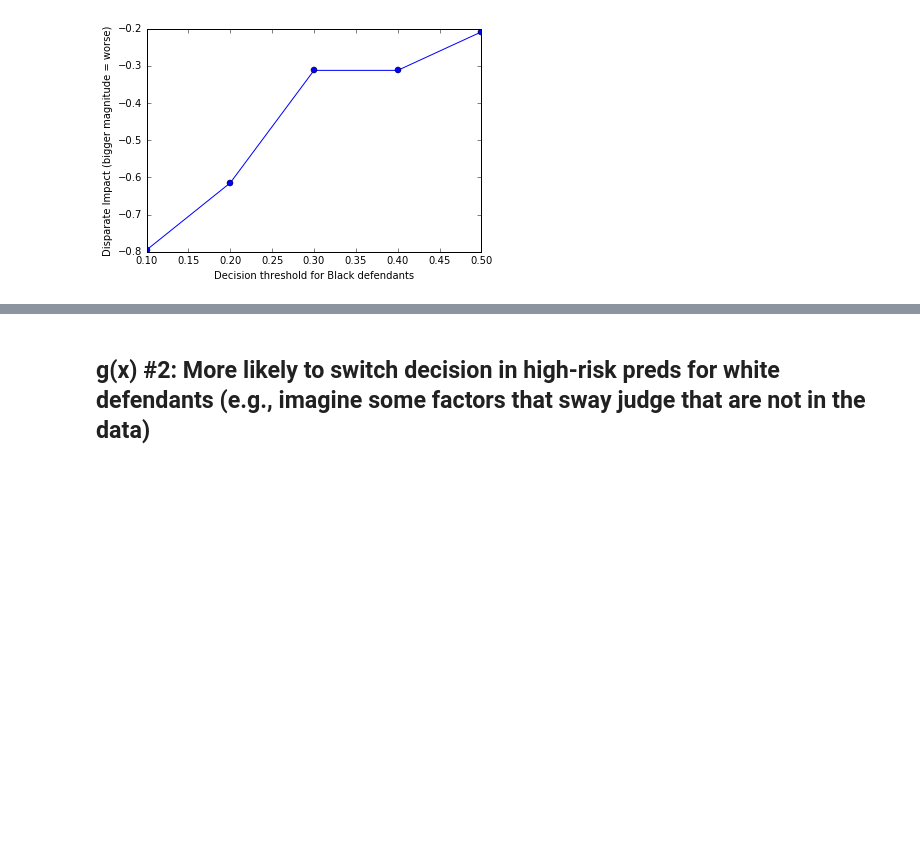
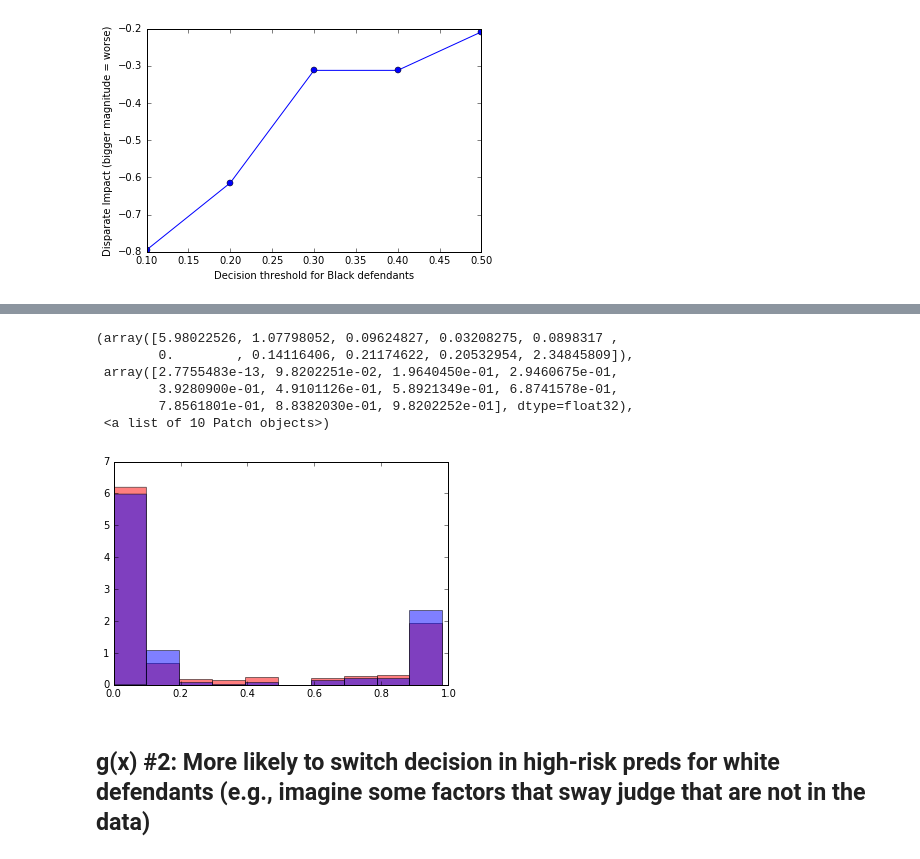
Before and after one commit to harinisuresh/compas-analysis, a Jupyter notebook: Heterogenous Eng Analysis.ipynb, the cells around one changed output, grey strips where cells are left out. Cells and saved outputs as stored; diff of their text form; code cells hidden in the pictures; blank space fills up the shorter version.

```diff
--- a/Heterogenous Eng Analysis.ipynb
+++ b/Heterogenous Eng Analysis.ipynb
@@ -272,0 +479,2 @@ plt.ylabel('Disparate Impact (bigger magnitude = worse)')
+# %%
+new_preds = score_model.predict(X_train)
@@ -273,3 +492,14 @@ plt.ylabel('Disparate Impact (bigger magnitude = worse)')
+# %%
+plt.hist(new_preds.flatten()[idx_aa], color='red', alpha=0.5, normed=True)
+plt.hist(new_preds.flatten()[idx_white], color='blue', alpha=0.5, normed=True)
+# %% [output]
+(array([5.98022526, 1.07798052, 0.09624827, 0.03208275, 0.0898317 ,
+        0.        , 0.14116406, 0.21174622, 0.20532954, 2.34845809]),
+ array([2.7755483e-13, 9.8202251e-02, 1.9640450e-01, 2.9460675e-01,
+        3.9280900e-01, 4.9101126e-01, 5.8921349e-01, 6.8741578e-01,
+        7.8561801e-01, 8.8382030e-01, 9.8202252e-01], dtype=float32),
+ <a list of 10 Patch objects>)
+[figure, added]
 # %% [markdown]
 ## g(x) #2: More likely to switch decision in high-risk preds for white defendants (e.g., imagine some factors that sway judge that are not in the data)
 # %% [markdown]
```
Also changed, not shown: parts of 28 cells of this notebook.
